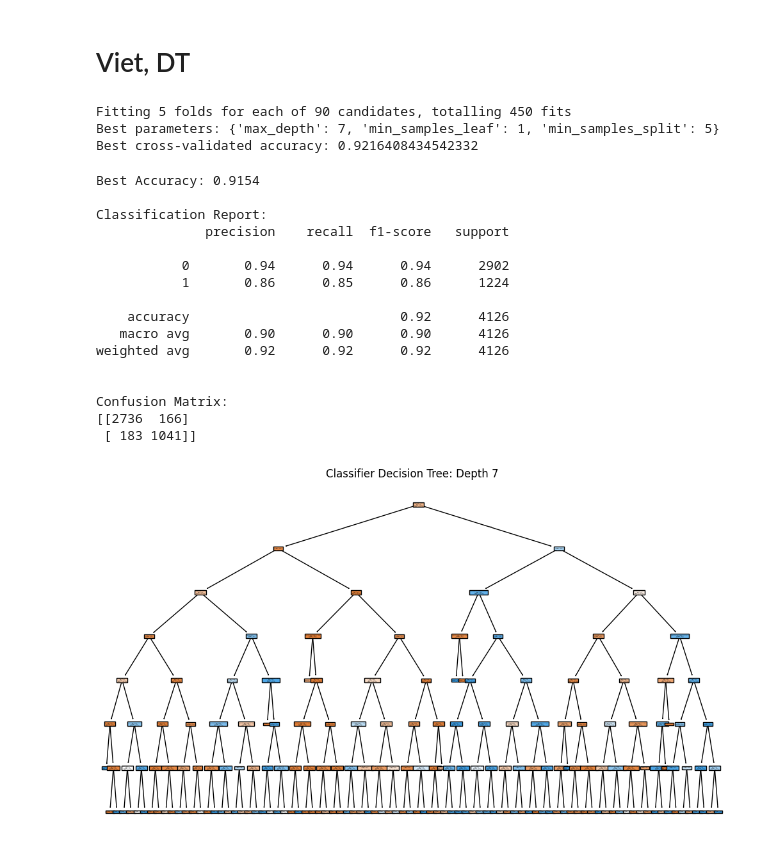
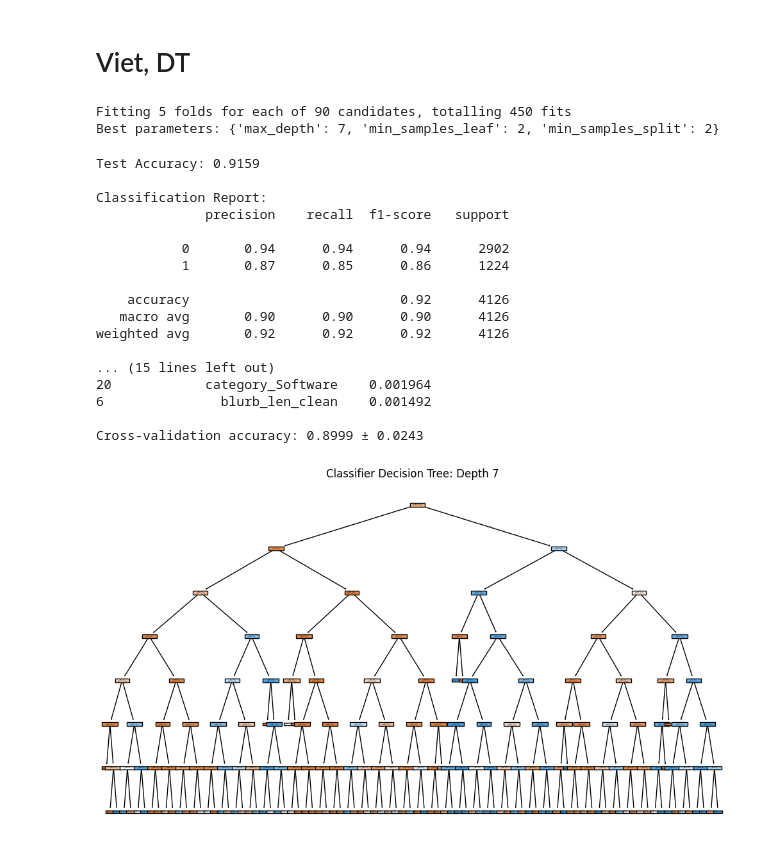
Before and after one commit to Trolann/cmpe188-assignments, a Jupyter notebook: final_project/dt_model.ipynb, the cells around one changed output. Drawn from its saved outputs; the diff is of its cells as text; code cells hidden in the pictures.

```diff
--- a/final_project/dt_model.ipynb
+++ b/final_project/dt_model.ipynb
@@ -10,4 +11,12 @@ import numpy as np
 # %%
+# Get the optimal features we found
+optimal_features = ['backers_count', 'goal', 'launch_to_state_change_days', 'create_to_launch_days', 'launch_to_deadline_days', 'created_at_day', 'blurb_len_clean', 'created_at_hr', 'launched_at_day', 'name_len_clean', 'launched_at_hr', 'state_changed_at_day', 'deadline_day', 'created_at_month', 'state_changed_at_hr', 'deadline_hr', 'launched_at_month', 'state_changed_at_month', 'category_Gadgets', 'deadline_month', 'category_Software', 'category_Musical', 'category_Hardware', 'category_Apps', 'category_None', 'category_Web', 'created_at_weekday_Friday', 'staff_pick', 'created_at_weekday_Wednesday', 'deadline_weekday_Thursday']
+
+# Train the model using optimal features
+X_train_optimal = X_train[optimal_features]
+X_test_optimal = X_test[optimal_features]
+
+# Define parameter grid for hyperparameter tuning
 param_grid = {
     'max_depth': range(1, 21, 2),
     'min_samples_split': [2, 5, 10],
@@ -22,23 +31,22 @@ grid_search = GridSearchCV(
     n_jobs=-1,
     verbose=1
 )
-grid_search.fit(X_train, y_train)
+grid_search.fit(X_train_optimal, y_train)
+
+# Get best parameters and model
+best_params = grid_search.best_params_
+best_dt_model = grid_search.best_estimator_
 
 print("Best parameters:", grid_search.best_params_)
-print("Best cross-validated accuracy:", grid_search.best_score_)
 # %% [output]
 Fitting 5 folds for each of 90 candidates, totalling 450 fits
-Best parameters: {'max_depth': 7, 'min_samples_leaf': 1, 'min_samples_split': 5}
-Best cross-validated accuracy: 0.9216408434542332
+Best parameters: {'max_depth': 7, 'min_samples_leaf': 2, 'min_samples_split': 2}
 # %%
-best_params = grid_search.best_params_
-best_dt_model = grid_search.best_estimator_
-
-y_pred = best_dt_model.predict(X_test)
+y_pred = best_dt_model.predict(X_test_optimal)
 
 # Evaluate accuracy
 accuracy = accuracy_score(y_test, y_pred)
-print(f"Best Accuracy: {accuracy:.4f}")
+print(f"Test Accuracy: {accuracy:.4f}")
 
 # Evaluate classification report
 print("\nClassification Report:")
@@ -47,34 +55,52 @@ print(classification_report(y_test, y_pred))
 # Evaluate confusion matrix
 print("\nConfusion Matrix:")
 print(confusion_matrix(y_test, y_pred))
+
+# Feature importance of the final model
+feature_names = best_dt_model.feature_importances_
+importance_df = pd.DataFrame({
+    'Feature': optimal_features,
+    'Importance': feature_names
+}).sort_values('Importance', ascending=False)
+
+print("\nFeature Importance:")
+print(importance_df.head(10))  # Show top 10 features
+
+# Calculate cross-validation score for the best model
+cv_scores = cross_val_score(
+    best_dt_model,
+    X[optimal_features], Y1,
+    cv=5, scoring='accuracy'
+)
+print(f"\nCross-validation accuracy: {cv_scores.mean():.4f} ± {cv_scores.std():.4f}")
 # %% [output]
-Best Accuracy: 0.9154
+Test Accuracy: 0.9159
 
 Classification Report:
               precision    recall  f1-score   support
 
            0       0.94      0.94      0.94      2902
-           1       0.86      0.85      0.86      1224
+           1       0.87      0.85      0.86      1224
 
     accuracy                           0.92      4126
    macro avg       0.90      0.90      0.90      4126
 weighted avg       0.92      0.92      0.92      4126
 
+... (15 lines left out)
+20            category_Software    0.001964
+6               blurb_len_clean    0.001492
 
-Confusion Matrix:
-[[2736  166]
- [ 183 1041]]
+Cross-validation accuracy: 0.8999 ± 0.0243
 # %%
-feature_names = X_train.columns if hasattr(X_train, 'columns') else None
 plt.figure(figsize=(10, 6))
 plot_tree(best_dt_model, filled=True,
           feature_names=feature_names,
           precision=2, proportion=True)
 plt.title(f"Classifier Decision Tree: Depth {best_dt_model.get_depth()}")
 plt.tight_layout()
 plt.show()
 # %% [output]
-[figure, old version]
+[figure, new version]
 # %%
 from sklearn.metrics import roc_curve, auc
 
```
Also changed, not shown: parts of 3 cells of this notebook.
